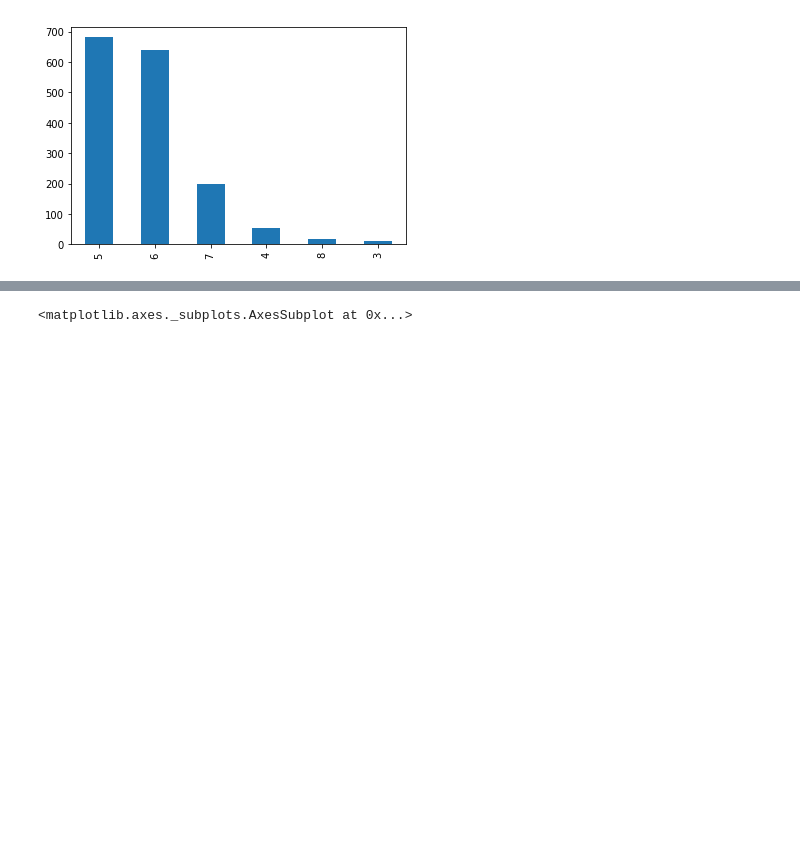
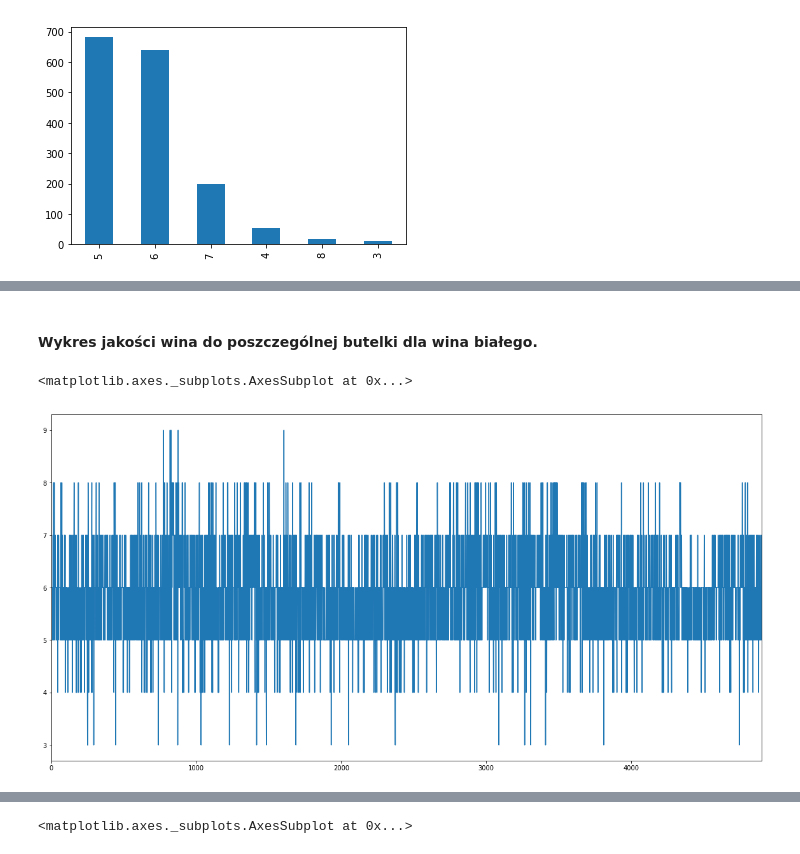
Before and after one commit to JakKowalCzyk/BigDataWarsztaty, a Jupyter notebook: wines_a.ipynb, the cells around one changed output, grey strips where cells are left out. Cells and saved outputs as stored; diff of their text form; code cells hidden in the pictures; blank space fills up the shorter version.

```diff
--- a/wines_a.ipynb
+++ b/wines_a.ipynb
@@ -191,0 +213,7 @@ seaborn.distplot(white_wines.density, bins=30)
+# %% [markdown]
+#### Wykres jakości wina do poszczególnej butelki dla wina białego.
+# %%
+white_wines['quality'].plot(figsize=(20,10))
+# %% [output]
+<matplotlib.axes._subplots.AxesSubplot at 0x...>
+[figure, added]
```
Also changed, not shown: parts of 84 cells of this notebook.
